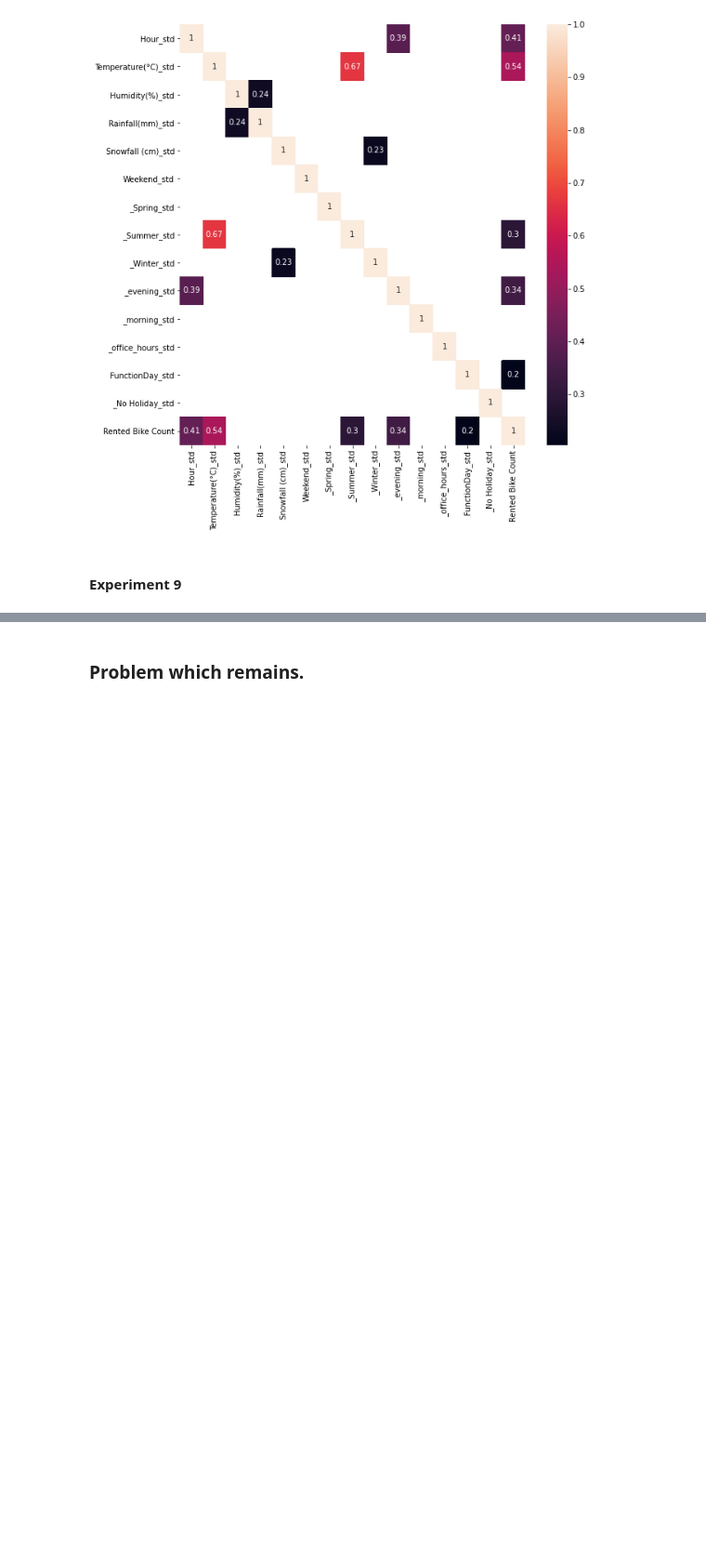
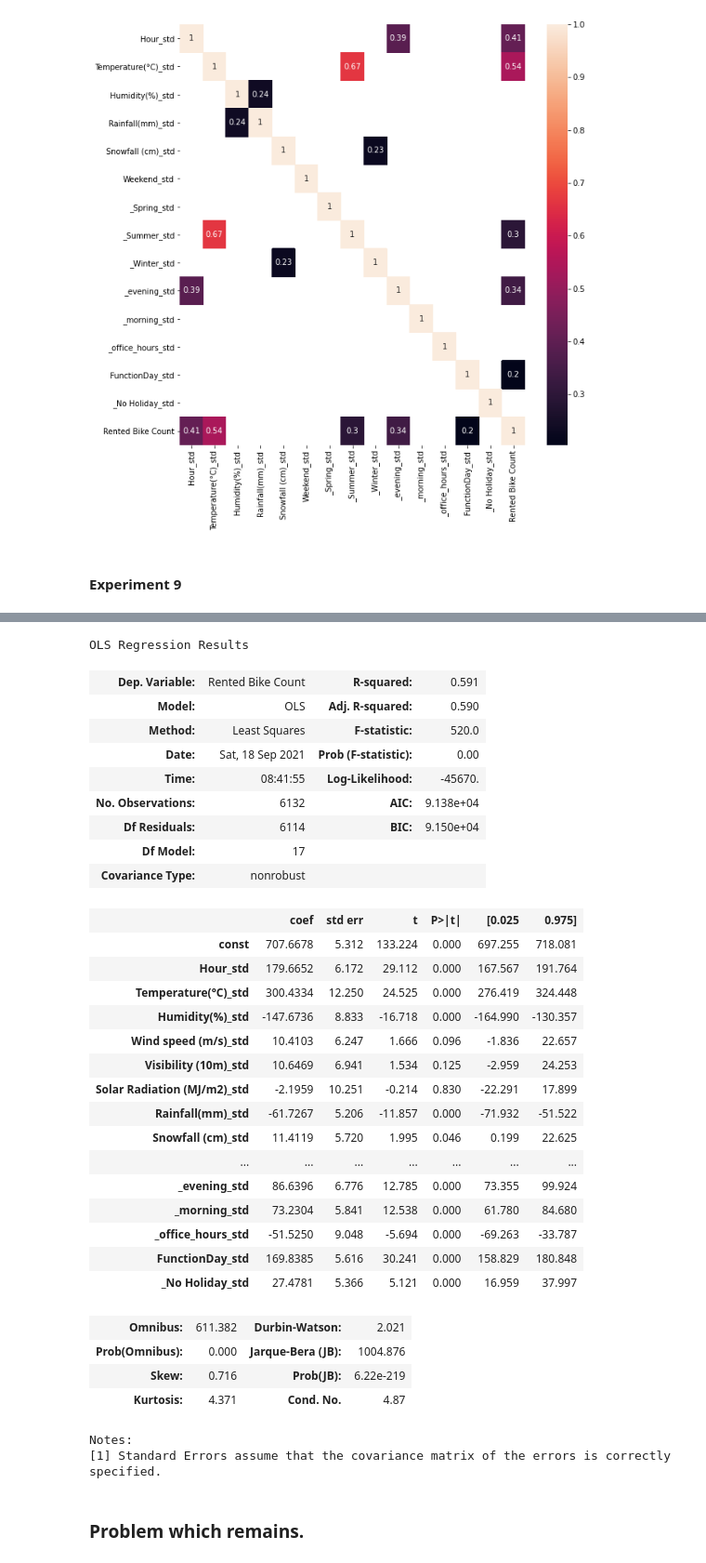
Before and after one commit to dinuthomas/aiml_bikes, a Jupyter notebook: bikeDemand.ipynb, the cells around one changed output, grey strips where cells are left out. Shown at 93% size. Saved outputs shown, nothing was run; the diff lists cells and outputs as text; code cells hidden in the pictures; blank space fills up the shorter version.

Commit message:
updated the best experiment

```diff
--- a/bikeDemand.ipynb
+++ b/bikeDemand.ipynb
@@ -1697,0 +1700,11 @@ Index(['const', 'Hour_std', 'Temperature(°C)_std', 'Humidity(%)_std',
+# %%
+bikeData_feats_e310_std = bikeData_feats_e37_std.copy()
+
+bikeData_feats_e310_std['Rented_Bike_Count_sqrt'] = np.sqrt(bikeData_feats_e310_std['Rented Bike Count'])
+bikeData_feats_e310_std = bikeData_feats_e310_std.drop('Rented Bike Count',axis=1)
+# %%
+result_table_e3_set,lr_model,num_train  = lr_model_experiment(bikeData_feats_e310_std,
+                                                              ['Rented_Bike_Count_sqrt'],"BIKE_LR_STD_VIF_E310",
+                                                              "target variables transormed",
+                                                               result_table_e3_set,0.3,123)
+result_table_e3_set.tail()
@@ -1697,0 +1727,6 @@ Index(['const', 'Hour_std', 'Temperature(°C)_std', 'Humidity(%)_std',
+# %%
+result_table_e3_set,lr_model,num_train  = lr_model_experiment(bikeData_feats_e37_std,
+                                                              ['Rented Bike Count'],"BIKE_LR_BEST2",
+                                                              "target variables transormed",
+                                                               result_table_e3_set,0.3,123)
+result_table_e3_set.tail(2)
@@ -1697,0 +1744,7 @@ Index(['const', 'Hour_std', 'Temperature(°C)_std', 'Humidity(%)_std',
+# %%
+result_table_e3_set,lr_model,num_train  = lr_model_experiment(bikeData_feats_e310_std,
+                                                              ['Rented_Bike_Count_sqrt'],"BIKE_LR_BEST",
+                                                              "Best Model Till Now\
+                                                              ",
+                                                               result_table_e3_set,0.3,123)
+result_table_e3_set.tail(4)
@@ -1698,3 +1764,38 @@ Index(['const', 'Hour_std', 'Temperature(°C)_std', 'Humidity(%)_std',
+# %%
+lr_model.summary()
+# %% [output]
+OLS Regression Results
+| Dep. Variable: | Rented Bike Count | R-squared: | 0.591 |
+| Model: | OLS | Adj. R-squared: | 0.590 |
+| Method: | Least Squares | F-statistic: | 520.0 |
+| Date: | Sat, 18 Sep 2021 | Prob (F-statistic): | 0.00 |
+| Time: | 08:41:55 | Log-Likelihood: | -45670. |
+| No. Observations: | 6132 | AIC: | 9.138e+04 |
+| Df Residuals: | 6114 | BIC: | 9.150e+04 |
+| Df Model: | 17 |  |  |
+| Covariance Type: | nonrobust |  |  |
+|  | coef | std err | t | P>|t| | [0.025 | 0.975] |
+| const | 707.6678 | 5.312 | 133.224 | 0.000 | 697.255 | 718.081 |
+| Hour_std | 179.6652 | 6.172 | 29.112 | 0.000 | 167.567 | 191.764 |
+| Temperature(°C)_std | 300.4334 | 12.250 | 24.525 | 0.000 | 276.419 | 324.448 |
+| Humidity(%)_std | -147.6736 | 8.833 | -16.718 | 0.000 | -164.990 | -130.357 |
+| Wind speed (m/s)_std | 10.4103 | 6.247 | 1.666 | 0.096 | -1.836 | 22.657 |
+| Visibility (10m)_std | 10.6469 | 6.941 | 1.534 | 0.125 | -2.959 | 24.253 |
+| Solar Radiation (MJ/m2)_std | -2.1959 | 10.251 | -0.214 | 0.830 | -22.291 | 17.899 |
+| Rainfall(mm)_std | -61.7267 | 5.206 | -11.857 | 0.000 | -71.932 | -51.522 |
+| Snowfall (cm)_std | 11.4119 | 5.720 | 1.995 | 0.046 | 0.199 | 22.625 |
+| ... | ... | ... | ... | ... | ... | ... |
+| _evening_std | 86.6396 | 6.776 | 12.785 | 0.000 | 73.355 | 99.924 |
+| _morning_std | 73.2304 | 5.841 | 12.538 | 0.000 | 61.780 | 84.680 |
+| _office_hours_std | -51.5250 | 9.048 | -5.694 | 0.000 | -69.263 | -33.787 |
+| FunctionDay_std | 169.8385 | 5.616 | 30.241 | 0.000 | 158.829 | 180.848 |
+| _No Holiday_std | 27.4781 | 5.366 | 5.121 | 0.000 | 16.959 | 37.997 |
+| Omnibus: | 611.382 | Durbin-Watson: | 2.021 |
+| Prob(Omnibus): | 0.000 | Jarque-Bera (JB): | 1004.876 |
+| Skew: | 0.716 | Prob(JB): | 6.22e-219 |
+| Kurtosis: | 4.371 | Cond. No. | 4.87 |
+Notes:
+[1] Standard Errors assume that the covariance matrix of the errors is correctly specified.
 # %% [markdown]
 ### Problem which remains.
 # %% [markdown]
```
Also changed, not shown: parts of 6 cells of this notebook.
